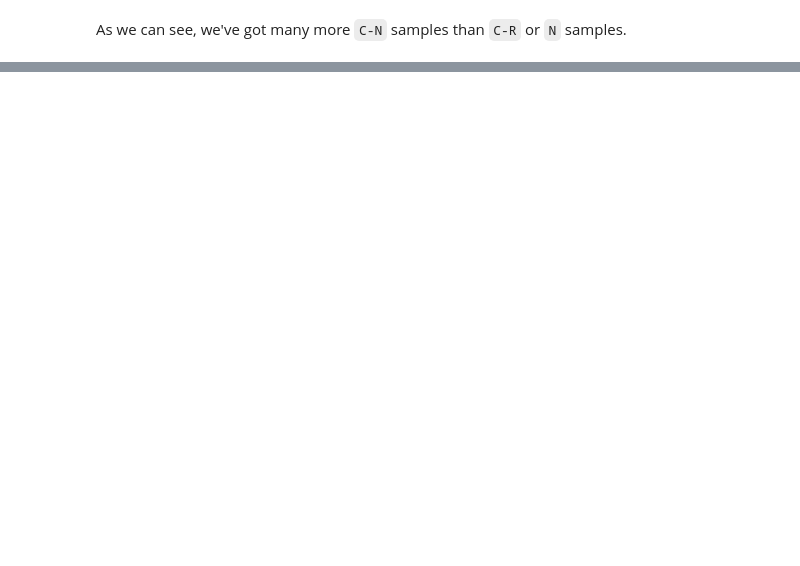
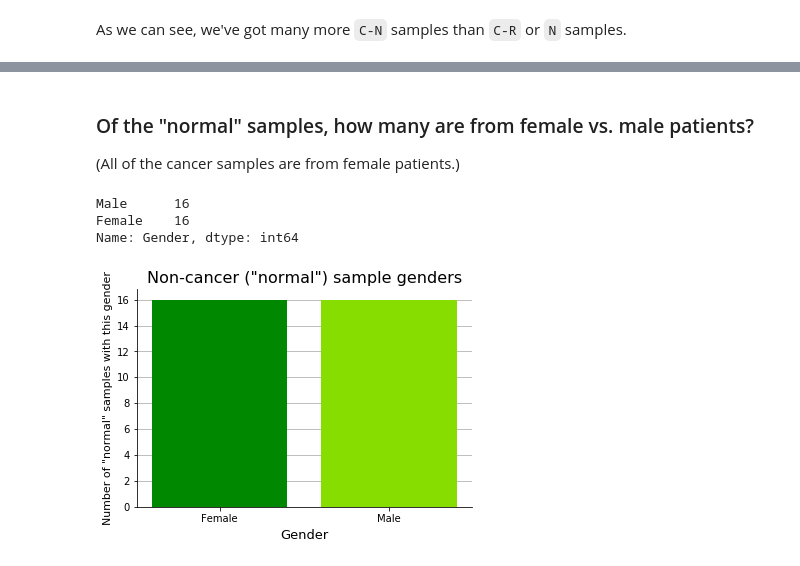
Before and after one commit to fedarko/283-project, a Jupyter notebook: notebooks/02-TrainTestSplit.ipynb, the cells around one changed output, grey strips where cells are left out. Drawn from its saved outputs; the diff is of its cells as text; code cells hidden in the pictures; blank space fills up the shorter version.

```diff
--- a/notebooks/02-TrainTestSplit.ipynb
+++ b/notebooks/02-TrainTestSplit.ipynb
@@ -73 +250,31 @@ As we can see, we've got many more `C-N` samples than `C-R` or `N` samples.
+# %% [markdown]
+### Of the "normal" samples, how many are from female vs. male patients?
+
+(All of the cancer samples are from female patients.)
+# %%
+norm_samples = sample_metadata.loc[sample_metadata["Status"] == "N"]
+gender_vals = sorted(list(norm_samples["Gender"].unique()))
+gvc = norm_samples["Gender"].value_counts()
+print(gvc)
+
+fig, ax = pyplot.subplots(1)
+ax.bar(gender_vals, [gvc[v] for v in gender_vals], color=["#008800", "#88dd00"], zorder=100)
+ax.set_xlabel("Gender", fontsize=13, labelpad=5)
+ax.set_ylabel("Number of \"normal\" samples with this gender", fontsize=11)
+ax.set_title('Non-cancer ("normal") sample genders', fontsize=16)
+
+# Draw a horizontal grid, but behind the bars: to do this we use distinct zorders.
+# From https://stackoverflow.com/a/23358722.
+ax.grid(axis="y", zorder=0)
+
+# To make the plot look prettier (?) hide the top and right lines. From https://stackoverflow.com/a/28720127.
+ax.spines['top'].set_visible(False)
+ax.spines['right'].set_visible(False)
+
+fig.savefig("../figs/normal_sample_gender_freq.png", bbox_inches="tight")
+# %% [output]
+Male      16
+Female    16
+Name: Gender, dtype: int64
+[figure, added]
 # %% [markdown]
```
Also changed, not shown: parts of 13 cells of this notebook, 8 other files.
